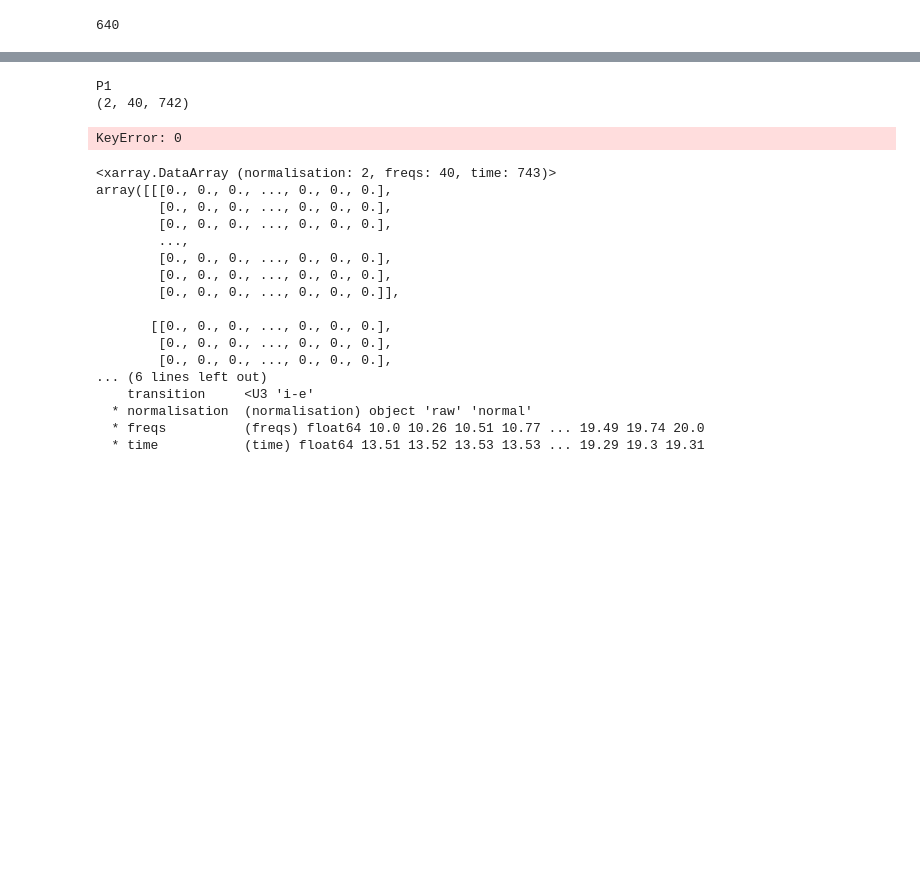
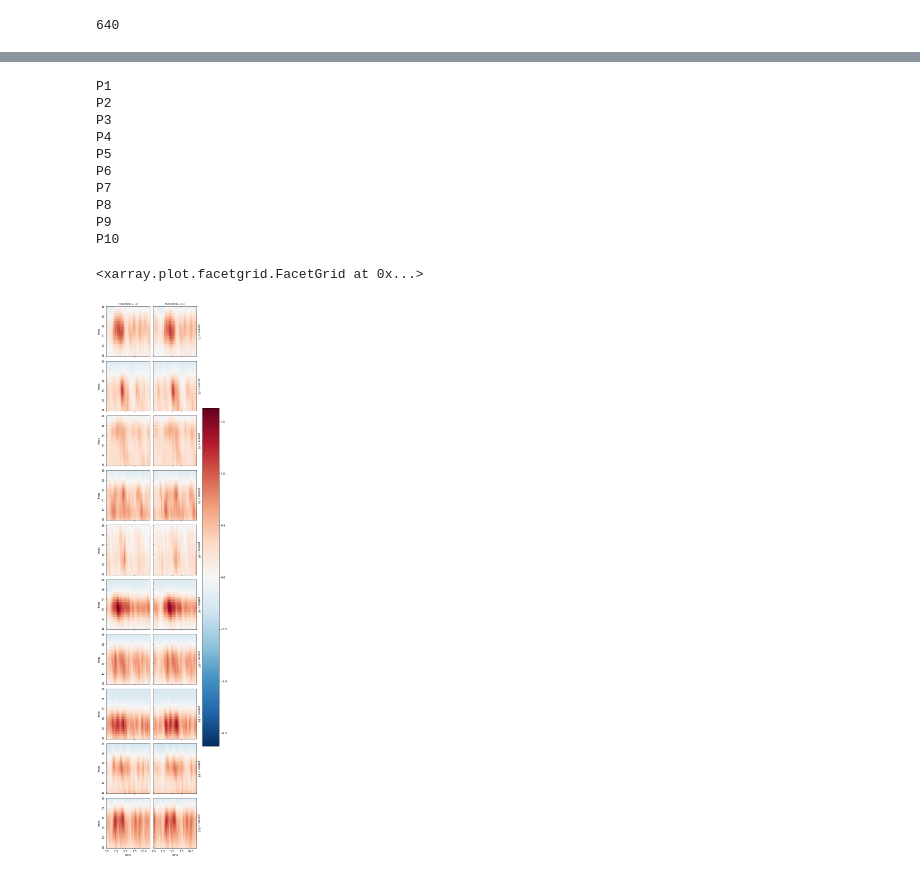
Before and after one commit to ValentinGhibaudo/Sleep_EEG_Respi, a Jupyter notebook: erp_rsp_spindle.ipynb, the cells around one changed output, grey strips where cells are left out. Drawn from its saved outputs; the diff is of its cells as text; code cells hidden in the pictures; blank space fills up the shorter version.

```diff
--- a/erp_rsp_spindle.ipynb
+++ b/erp_rsp_spindle.ipynb
@@ -51,4 +54,4 @@ rsp
 18093 rows × 7 columns
 # %%
 half_window_size = round(rsp['exp_duration'].quantile(0.75), 1) # les fenetres comprendront la majorité du cycle respi
-half_window_size
+half_wsize_points = int(half_window_size * srate)
@@ -141,12 +113,17 @@ array([[[3.2953965e+04, 3.2815191e+04, 3.2509861e+04, ...,
+# %%
+n_cycles_spindled = []
+for patient in patients:
+    n_cycles_spindled.append(rsp[(rsp['patient'] == patient) & (rsp['spindling code'] == 1)].reset_index(drop=True).shape[0])
+min_n_cycles_spindled = min(n_cycles_spindled)
 # %%
 srate = 128
 
-concat = []
+da_erp = None
 
-for patient_idx,patient in enumerate(patients):
+for patient_idx, patient in enumerate(patients):
     print(patient)
     rsp_patient = rsp[(rsp['patient'] == patient) & (rsp['spindling code'] == 1)].reset_index(drop=True)
-    tf_erp = None
+    # tf_erp = None
     da_patient = da.sel(patient = patient).dropna(dim = 'time')
     for transition_idx, transition in enumerate(['i-e','e-i']):
 
@@ -156,46 +133,46 @@ for patient_idx,patient in enumerate(patients):
             timings = list(rsp_patient['inspi_time'])
 
         for cycle, timing in enumerate(timings):
+            if cycle == 295:
+                break
             start_t = round(timing, 2) - half_window_size
+            if start_t <= 0:
+                continue
             stop_t = start_t + half_window_size*2
 
-            wsize_in_points = int(half_window_size*2*srate)
 
+            wsize_in_points = int(half_wsize_points*2)
+            # print(wsize_in_points)
             start_idx = int(start_t * srate)
             stop_idx = start_idx + wsize_in_points
 
             # tf_sliced = da.loc[patient, : , : , start_t:stop_t].reset_index('time').values
 
             tf_sliced = da_patient[ : , : , start_idx:stop_idx].values
-            print(tf_sliced.shape)
+            # print(tf_sliced.shape)
 
-            if tf_erp is None:
-                tf_erp = gh.init_da({'cycle':rsp_patient.index, 'transition':['i-e','e-i'], 'normalisation':da.coords['normalisation']  , 'freqs':da.coords['freqs'] , 'time':np.arange(start_t, stop_t, 1/srate)})
+            if da_erp is None:
+                # tf_erp = gh.init_da({'cycle':rsp_patient.index, 'transition':['i-e','e-i'], 'normalisation':da.coords['normalisation']  , 'freqs':da.coords['freqs'] , 'time':np.arange(start_t, stop_t, 1/srate)})
+                da_erp = gh.init_da({'patient':patients, 'cycle':np.arange(0,min_n_cycles_spindled,1), 'transition':['i-e','e-i'], 'normalisation':da.coords['normalisation']  , 'freqs':da.coords['freqs'] , 'time':np.arange(0, wsize_in_points, 1)})
 
-            tf_erp.loc[cycle , transition_idx , : , : , :] = tf_sliced
+            da_erp[patient_idx, cycle , transition_idx , : , : , :] = tf_sliced
 
-    concat.append(tf_erp)
+    # concat.append(tf_erp)
 # %% [output]
 P1
-(2, 40, 742)
+P2
+P3
+P4
+P5
+P6
+P7
+P8
+P9
+P10
-KeyError: 0
-# %%
-tf_erp[0, 0 , :,:,:]
-# %% [output]
-<xarray.DataArray (normalisation: 2, freqs: 40, time: 743)>
-array([[[0., 0., 0., ..., 0., 0., 0.],
-        [0., 0., 0., ..., 0., 0., 0.],
-        [0., 0., 0., ..., 0., 0., 0.],
-        ...,
-        [0., 0., 0., ..., 0., 0., 0.],
-        [0., 0., 0., ..., 0., 0., 0.],
-        [0., 0., 0., ..., 0., 0., 0.]],
-
-       [[0., 0., 0., ..., 0., 0., 0.],
-        [0., 0., 0., ..., 0., 0., 0.],
-        [0., 0., 0., ..., 0., 0., 0.],
-... (6 lines left out)
-    transition     <U3 'i-e'
-  * normalisation  (normalisation) object 'raw' 'normal'
-  * freqs          (freqs) float64 10.0 10.26 10.51 10.77 ... 19.49 19.74 20.0
-  * time           (time) float64 13.51 13.52 13.53 13.53 ... 19.29 19.3 19.31
+# %%
+da_erp = da_erp.assign_coords({'time':da_erp.coords['time']/srate})
+# %%
+da_erp.mean('cycle').loc[:,:,'normal',11:16,:].plot.pcolormesh(x='time', col = 'transition', row ='patient')
+# %% [output]
+<xarray.plot.facetgrid.FacetGrid at 0x...>
+[figure, added]
```
Also changed, not shown: parts of 13 cells of this notebook, 1 other file.
